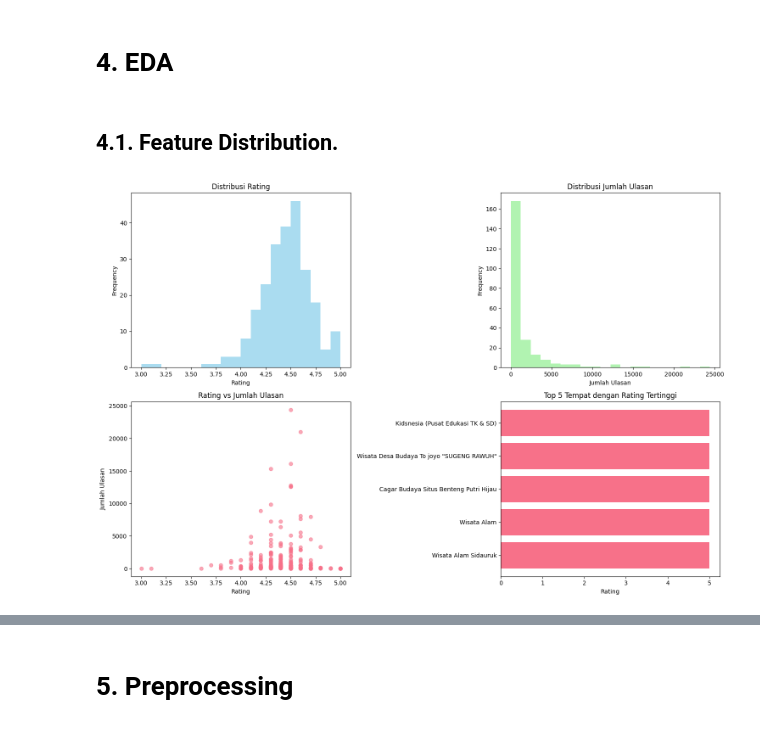
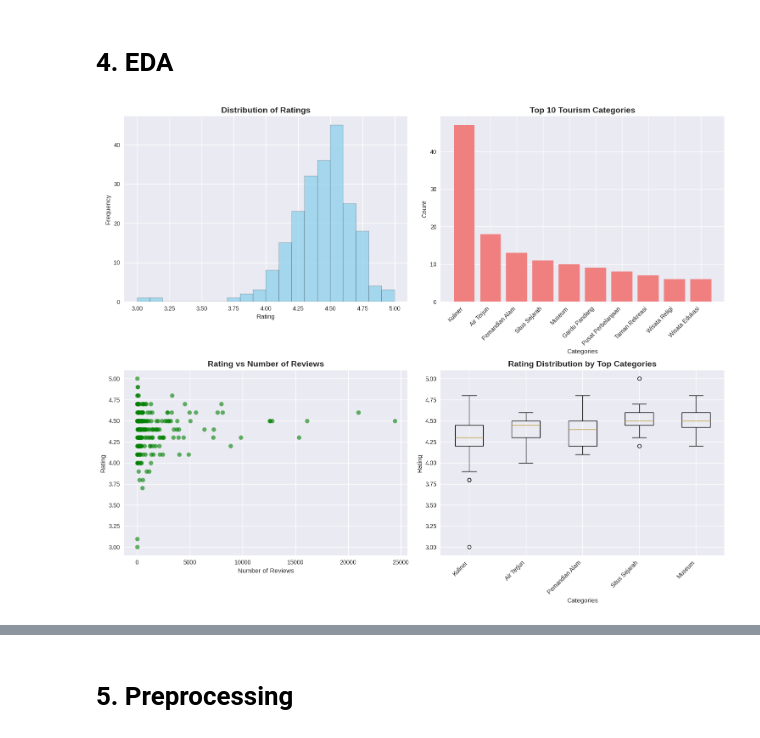
Before and after one commit to Capstone-Project-CodingCamp2025/machine-learning, a Jupyter notebook: notebook/Capstone_Model_CBF.ipynb, the cells around one changed output, grey strips where cells are left out. Drawn from its saved outputs; the diff is of its cells as text; code cells hidden in the pictures.

```diff
--- a/notebook/Capstone_Model_CBF.ipynb
+++ b/notebook/Capstone_Model_CBF.ipynb
@@ -134,44 +101,48 @@ np.int64(0)
 # %% [markdown]
 # **4. EDA**
-# %% [markdown]
-## 4.1. Feature Distribution.
 # %%
-def perform_eda(df):
-    """Melakukan analisis data eksploratif"""
+# Create visualizations
+fig, axes = plt.subplots(2, 2, figsize=(15, 12))
 
-    # Visualizations
-    fig, axes = plt.subplots(2, 2, figsize=(15, 10))
+# 1. Distribution of ratings
+axes[0,0].hist(df_clean['rating'], bins=20, alpha=0.7, color='skyblue', edgecolor='black')
+axes[0,0].set_title('Distribution of Ratings', fontsize=14, fontweight='bold')
+axes[0,0].set_xlabel('Rating')
+axes[0,0].set_ylabel('Frequency')
 
-    # Rating distribution
-    axes[0,0].hist(df['rating'], bins=20, alpha=0.7, color='skyblue')
-    axes[0,0].set_title('Distribusi Rating')
-    axes[0,0].set_xlabel('Rating')
-    axes[0,0].set_ylabel('Frequency')
+# 2. Categories distribution
+category_counts = df_clean['kategori'].value_counts().head(10)
+axes[0,1].bar(range(len(category_counts)), category_counts.values, color='lightcoral')
+axes[0,1].set_title('Top 10 Tourism Categories', fontsize=14, fontweight='bold')
+axes[0,1].set_xlabel('Categories')
+axes[0,1].set_ylabel('Count')
+axes[0,1].set_xticks(range(len(category_counts)))
+axes[0,1].set_xticklabels(category_counts.index, rotation=45, ha='right')
 
-    # Reviews count distribution
-    axes[0,1].hist(df['jumlah_ulasan'], bins=20, alpha=0.7, color='lightgreen')
-    axes[0,1].set_title('Distribusi Jumlah Ulasan')
-    axes[0,1].set_xlabel('Jumlah Ulasan')
-    axes[0,1].set_ylabel('Frequency')
+# 3. Rating vs Number of Reviews
+axes[1,0].scatter(df_clean['jumlah_ulasan'], df_clean['rating'], alpha=0.6, color='green')
+axes[1,0].set_title('Rating vs Number of Reviews', fontsize=14, fontweight='bold')
+axes[1,0].set_xlabel('Number of Reviews')
+axes[1,0].set_ylabel('Rating')
 
-    # Rating vs Reviews scatter
-    axes[1,0].scatter(df['rating'], df['jumlah_ulasan'], alpha=0.6)
-    axes[1,0].set_title('Rating vs Jumlah Ulasan')
-    axes[1,0].set_xlabel('Rating')
-    axes[1,0].set_ylabel('Jumlah Ulasan')
+# 4. Rating distribution by category
+top_categories = df_clean['kategori'].value_counts().head(5).index
+df_top_cat = df_clean[df_clean['kategori'].isin(top_categories)]
+axes[1,1].boxplot([df_top_cat[df_top_cat['kategori']==cat]['rating'].values
+                   for cat in top_categories])
+axes[1,1].set_title('Rating Distribution by Top Categories', fontsize=14, fontweight='bold')
+axes[1,1].set_xlabel('Categories')
+axes[1,1].set_ylabel('Rating')
+axes[1,1].set_xticklabels(top_categories, rotation=45, ha='right')
 
-    # Top locations by rating
-    top_ratings = df.nlargest(5, 'rating')
-    axes[1,1].barh(top_ratings['nama_tempat'], top_ratings['rating'])
-    axes[1,1].set_title('Top 5 Tempat dengan Rating Tertinggi')
-    axes[1,1].set_xlabel('Rating')
+plt.tight_layout()
+plt.show()
 
-    plt.tight_layout()
-    plt.show()
+# Statistical summary
+print("\n📊 Statistical Summary:")
+print(df_clean[['rating', 'jumlah_ulasan']].describe())
 
-    return df
-
-# Perform EDA
-df = perform_eda(df)
+print(f"\n🏷️ Category Distribution:")
+print(df_clean['kategori'].value_counts())
 # %% [output]
-[figure, old version]
+[figure, new version]
```
Also changed, not shown: parts of 31 cells of this notebook, 5 other files.
